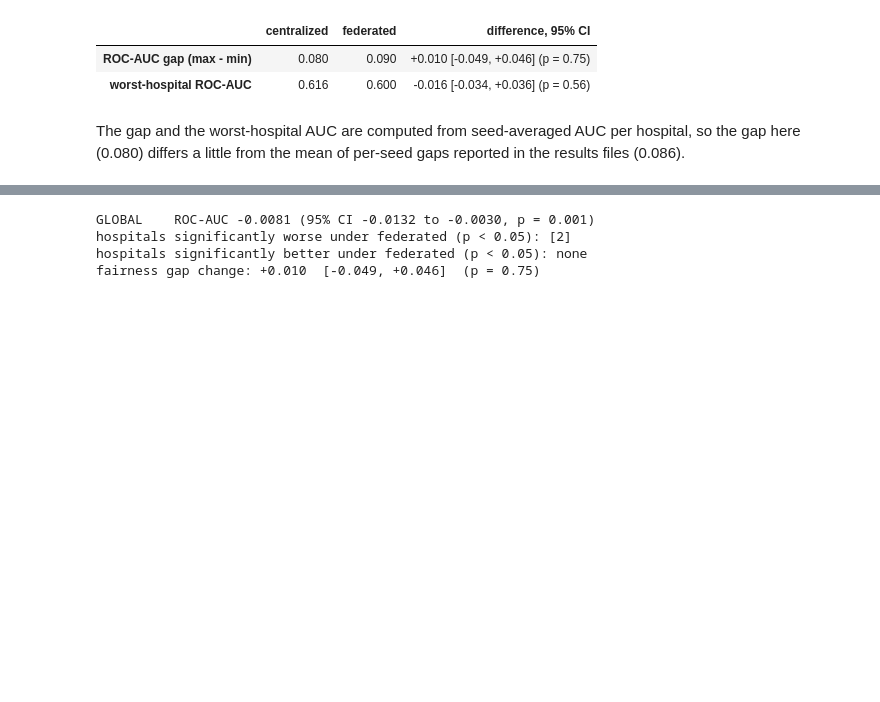
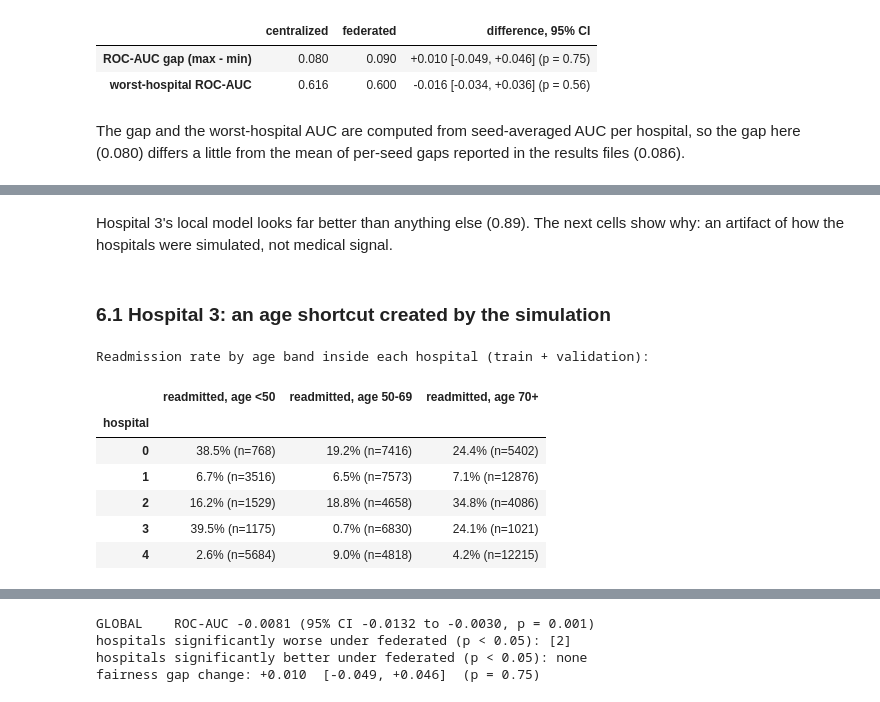
Before and after one commit to sunidhishekar-create/federated-learning-on-hospital-data-, a Jupyter notebook: notebooks/04_federated_vs_centralized.ipynb, the cells around one changed output, grey strips where cells are left out. Saved outputs shown, nothing was run; the diff lists cells and outputs as text; code cells hidden in the pictures; blank space fills up the shorter version.

```diff
--- a/notebooks/04_federated_vs_centralized.ipynb
+++ b/notebooks/04_federated_vs_centralized.ipynb
@@ -224,0 +259,26 @@ The gap and the worst-hospital AUC are computed from seed-averaged AUC per hospi
+# %% [markdown]
+Hospital 3's local model looks far better than anything else (0.89). The next cells show why: an artifact of
+how the hospitals were simulated, not medical signal.
+# %% [markdown]
+### 6.1 Hospital 3: an age shortcut created by the simulation
+# %%
+from src.compare import age_band_fn
+from src.data_loader import load_hospital_data
+band_of = age_band_fn()
+BANDS = ["<50", "50-69", "70+"]
+rate = {}
+for h in range(5):
+    X, y, Xv, yv = load_hospital_data(h)
+    b, yy = np.concatenate([band_of(X), band_of(Xv)]), np.concatenate([y, yv])
+    rate[h] = {f"readmitted, age {BANDS[k]}": f"{yy[b == k].mean():.1%} (n={int((b == k).sum())})" for k in range(3)}
+print("Readmission rate by age band inside each hospital (train + validation):")
+pd.DataFrame(rate).T.rename_axis("hospital")
+# %% [output]
+Readmission rate by age band inside each hospital (train + validation):
+|  | readmitted, age <50 | readmitted, age 50-69 | readmitted, age 70+ |
+| hospital |  |  |  |
+| 0 | 38.5% (n=768) | 19.2% (n=7416) | 24.4% (n=5402) |
+| 1 | 6.7% (n=3516) | 6.5% (n=7573) | 7.1% (n=12876) |
+| 2 | 16.2% (n=1529) | 18.8% (n=4658) | 34.8% (n=4086) |
+| 3 | 39.5% (n=1175) | 0.7% (n=6830) | 24.1% (n=1021) |
+| 4 | 2.6% (n=5684) | 9.0% (n=4818) | 4.2% (n=12215) |
```
Also changed, not shown: parts of 19 cells of this notebook, 2 other files.
